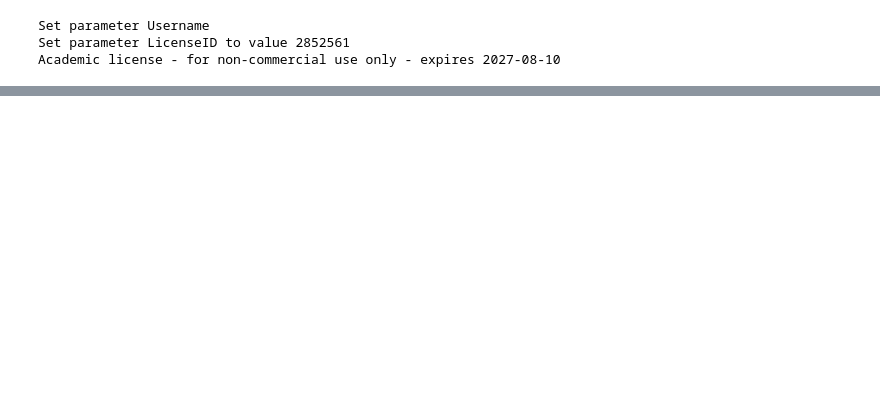
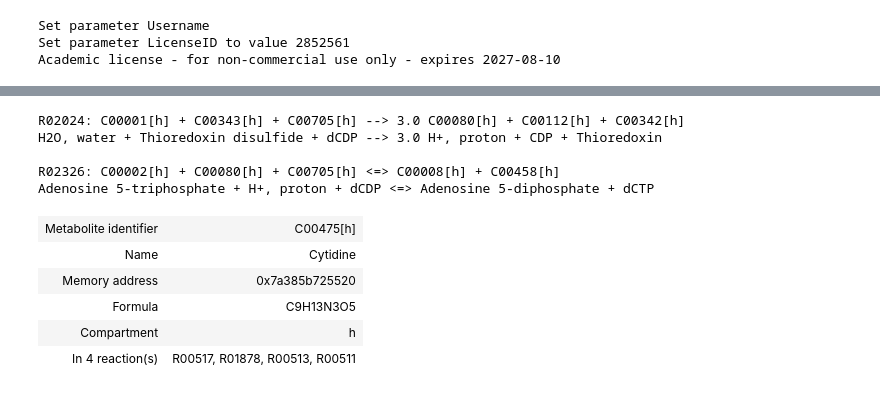
Before and after one commit to emilpaulitz/PCM, a Jupyter notebook: Code/modelUpdates/Test.ipynb, the cells around one changed output, grey strips where cells are left out. Saved outputs shown, nothing was run; the diff lists cells and outputs as text; code cells hidden in the pictures; blank space fills up the shorter version.

```diff
--- a/Code/modelUpdates/Test.ipynb
+++ b/Code/modelUpdates/Test.ipynb
@@ -230,0 +182,17 @@ rs_fully
+# %%
+print_rxns_mid(pcm, 'C00705[h]')
+# %% [output]
+R02024: C00001[h] + C00343[h] + C00705[h] --> 3.0 C00080[h] + C00112[h] + C00342[h]
+H2O, water + Thioredoxin disulfide + dCDP --> 3.0 H+, proton + CDP + Thioredoxin
+
+R02326: C00002[h] + C00080[h] + C00705[h] <=> C00008[h] + C00458[h]
+Adenosine 5-triphosphate + H+, proton + dCDP <=> Adenosine 5-diphosphate + dCTP
+# %%
+get_mid(pcm, 'C00475[h]')
+# %% [output]
+| Metabolite identifier | C00475[h] |
+| Name | Cytidine |
+| Memory address | 0x7a385b725520 |
+| Formula | C9H13N3O5 |
+| Compartment | h |
+| In 4 reaction(s) | R00517, R01878, R00513, R00511 |
```
Also changed, not shown: parts of 27 cells of this notebook, 5 other files.
